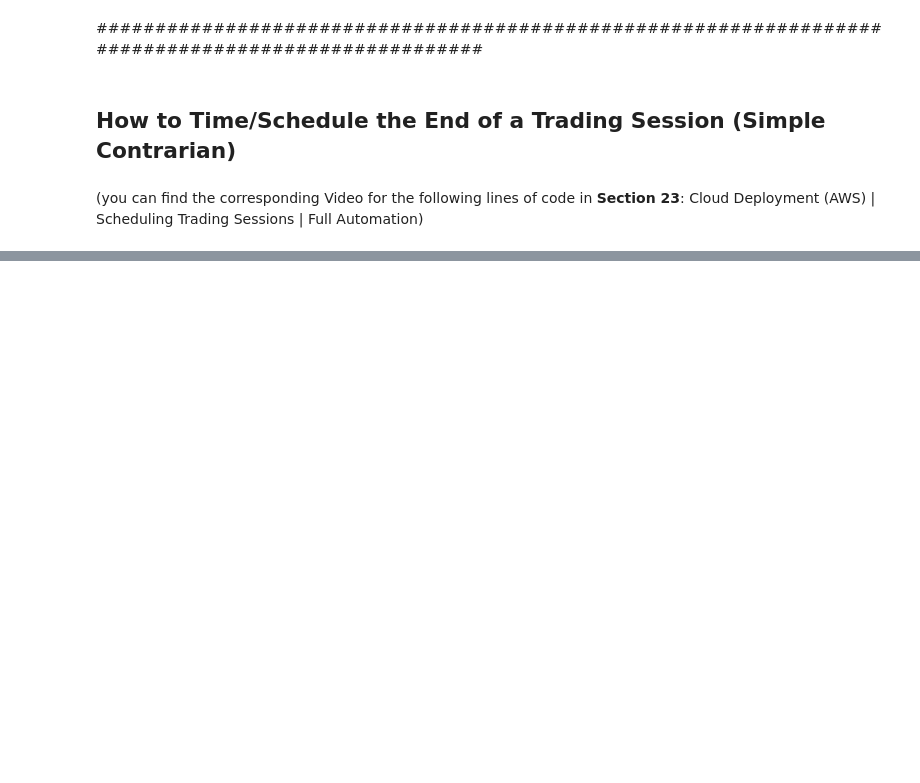
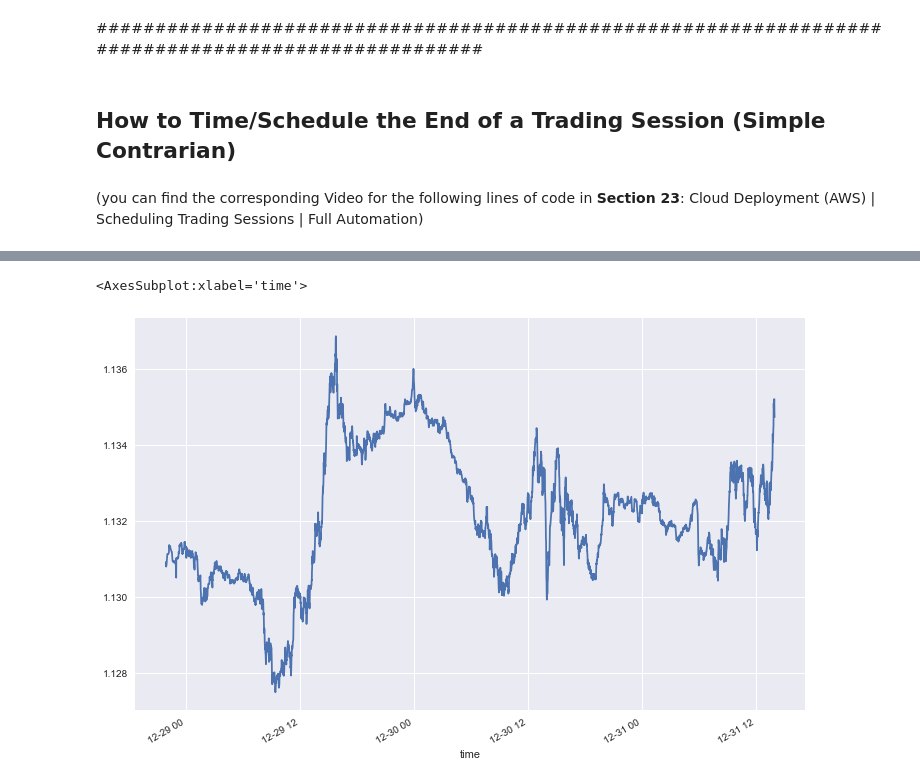
Before and after one commit to rajeshharidas/MachineLearningProject, a Jupyter notebook: Oanda_implementation.ipynb, the cells around one changed output, grey strips where cells are left out. Drawn from its saved outputs; the diff is of its cells as text; code cells hidden in the pictures; blank space fills up the shorter version.

```diff
--- a/Oanda_implementation.ipynb
+++ b/Oanda_implementation.ipynb
@@ -1513,0 +1552,26 @@ if trader.position != 0: # if we have a final open position
+# %%
+from oandapyV20 import API
+from oandapyV20.exceptions import V20Error,StreamTerminated
+from oandapyV20.endpoints.pricing import PricingStream
+from oandapyV20.contrib.factories import InstrumentsCandlesFactory
+from datetime import datetime, timedelta
+import time
+
+accountID = "101-001-21299861-001"
+access_token="f4f5eec60b152f8b94314acd730ef791-f94a0597d0f2f930153e604c4c4abfba"
+api = API(access_token=access_token, environment="practice")
+
+now = datetime.utcnow()
+now = now - timedelta(microseconds = now.microsecond)
+now = now - timedelta(minutes=1,seconds=30)
+past = now - timedelta(days = 5)
+params = {'from':past.strftime('%Y-%m-%dT%H:%M:%SZ'), 'to':now.strftime('%Y-%m-%dT%H:%M:%SZ'),'granularity':'M1'}
+
+
+resList = []
+for R in InstrumentsCandlesFactory(instrument='EUR_USD',params=params):
+    api.request(R)
+    resList = resList + R.response.get('candles')
+df = pd.DataFrame(resList)
+df = pd.DataFrame(list(df['mid']),pd.to_datetime(df['time']))
+print(df)
@@ -1513,0 +1594,3 @@ if trader.position != 0: # if we have a final open position
+# %%
+hist1 = df.copy()
+hist1 = hist1["2021-12-28 14:00:00":"2021-12-31 14:00:00"]
@@ -1513,0 +1614,3 @@ if trader.position != 0: # if we have a final open position
+# %%
+hist1 = hist1.dropna()
+hist1
@@ -1513,0 +1632,4 @@ if trader.position != 0: # if we have a final open position
+# %%
+close=pd.to_numeric(hist1.c)
+high=pd.to_numeric(hist1.h)
+low=pd.to_numeric(hist1.l)
@@ -1513,0 +1652,5 @@ if trader.position != 0: # if we have a final open position
+# %%
+close.plot(figsize = (12, 8))
+# %% [output]
+<AxesSubplot:xlabel='time'>
+[figure, added]
```
Also changed, not shown: parts of 11 cells of this notebook.
